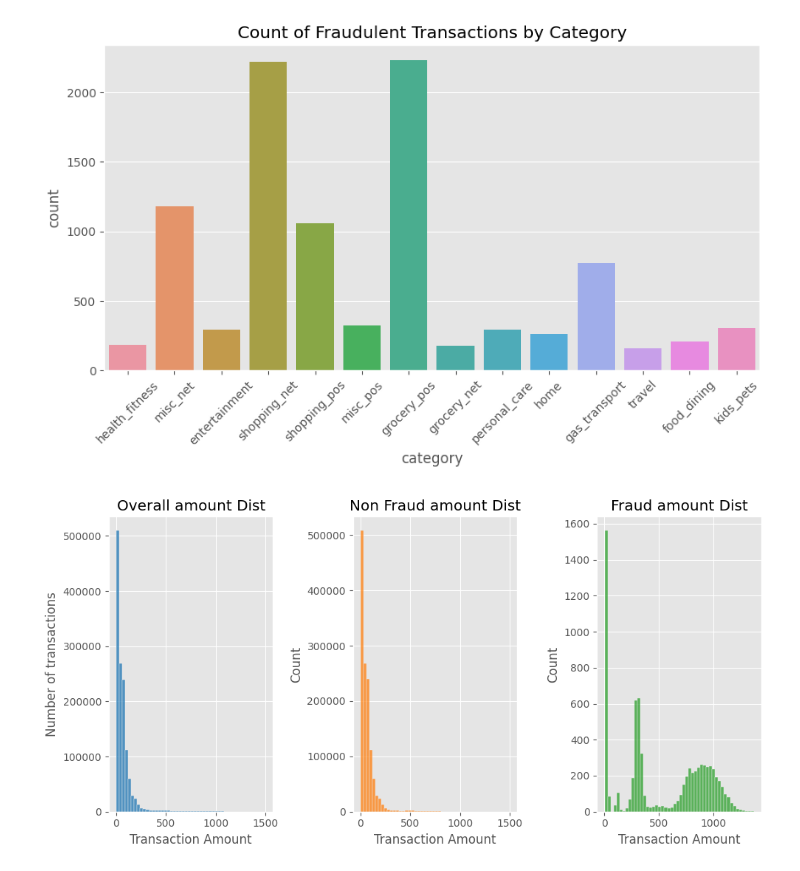
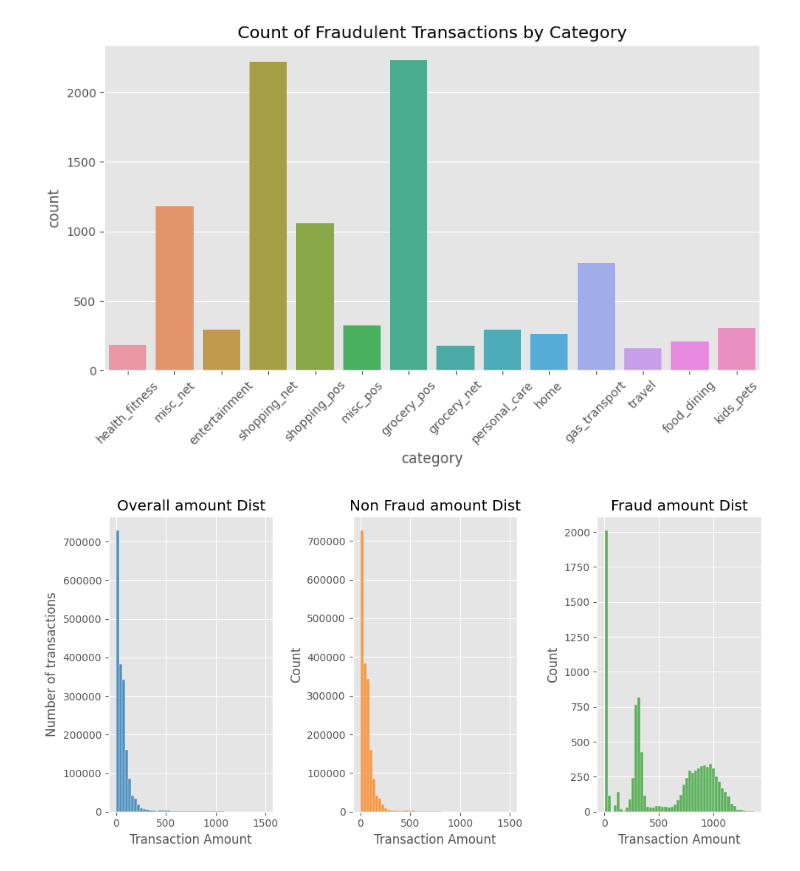
Before and after one commit to BinduParvati7/Capstone5588, a Jupyter notebook: DSCapstone.ipynb, the cells around one changed output. Saved outputs shown, nothing was run; the diff lists cells and outputs as text; code cells hidden in the pictures.

```diff
--- a/DSCapstone.ipynb
+++ b/DSCapstone.ipynb
@@ -116,12 +123,3 @@ df_missing_columns
 | category | 0.00 |
 | merchant | 0.00 |
 | is_fraud | 0.00 |
-# %%
-import datetime as dt
-train['age'] = dt.date.today().year-pd.to_datetime(train['dob']).dt.year
-ax = sns.kdeplot(x='age', data=train, hue='is_fraud', common_norm=False)
-ax.set_xlabel('Credit Card Holder Age')
-ax.set_ylabel('Density')
-plt.xticks(np.arange(0, 110, 10))
-plt.title('Age Distribution')
-plt.legend(title='Type', labels=['Fraud', 'Not Fraud']);
@@ -160,3 +126,12 @@ memory usage: 339.2+ MB
+# %%
+import pandas as pd
+
+# Assuming train and test are your two dataframes
+# Concatenate them along rows
+dataset = pd.concat([train, test], axis=0, ignore_index=True)
+
+# The 'ignore_index=True' parameter resets the index of the resulting DataFrame
+# If you want to keep the original indices, you can omit this parameter.
 # %%
 import matplotlib.pyplot as plt
 import seaborn as sns
@@ -198,34 +173,34 @@ memory usage: 339.2+ MB
 import seaborn as sns
 import matplotlib.pyplot as plt
 
 # Define a custom color palette
 custom_palette = ['#1f77b4', '#ff7f0e', '#2ca02c']
 
 # Set the custom color palette
 sns.set_palette(custom_palette)
 
 # Create subplots
 fig, plots = plt.subplots(figsize=(10, 5), ncols=3)
 
 # Distribution plots
-sns.histplot(train[train.amt <= 1500].amt, bins=50, ax=plots[0], color=custom_palette[0])
-sns.histplot(train[(train.is_fraud == 0) & (train.amt <= 1500)].amt, bins=50, ax=plots[1], color=custom_palette[1])
-sns.histplot(train[(train.is_fraud == 1) & (train.amt <= 1500)].amt, bins=50, ax=plots[2], color=custom_palette[2])
+sns.histplot(dataset[dataset.amt <= 1500].amt, bins=50, ax=plots[0], color=custom_palette[0])
+sns.histplot(dataset[(dataset.is_fraud == 0) & (dataset.amt <= 1500)].amt, bins=50, ax=plots[1], color=custom_palette[1])
+sns.histplot(dataset[(dataset.is_fraud == 1) & (dataset.amt <= 1500)].amt, bins=50, ax=plots[2], color=custom_palette[2])
 
 # Set titles
 plots[0].set_title('Overall amount Dist')
 plots[1].set_title('Non Fraud amount Dist')
 plots[2].set_title('Fraud amount Dist')
 
 # Set x labels
 for ax in plots:
     ax.set_xlabel('Transaction Amount')
 
 # Set y label for the first subplot (you can adjust this based on your preference)
 plots[0].set_ylabel('Number of transactions')
 
 # Show the plots
 plt.tight_layout()
 plt.show()
 # %% [output]
-[figure, old version]
+[figure, new version]
```
Also changed, not shown: parts of 16 cells of this notebook.
